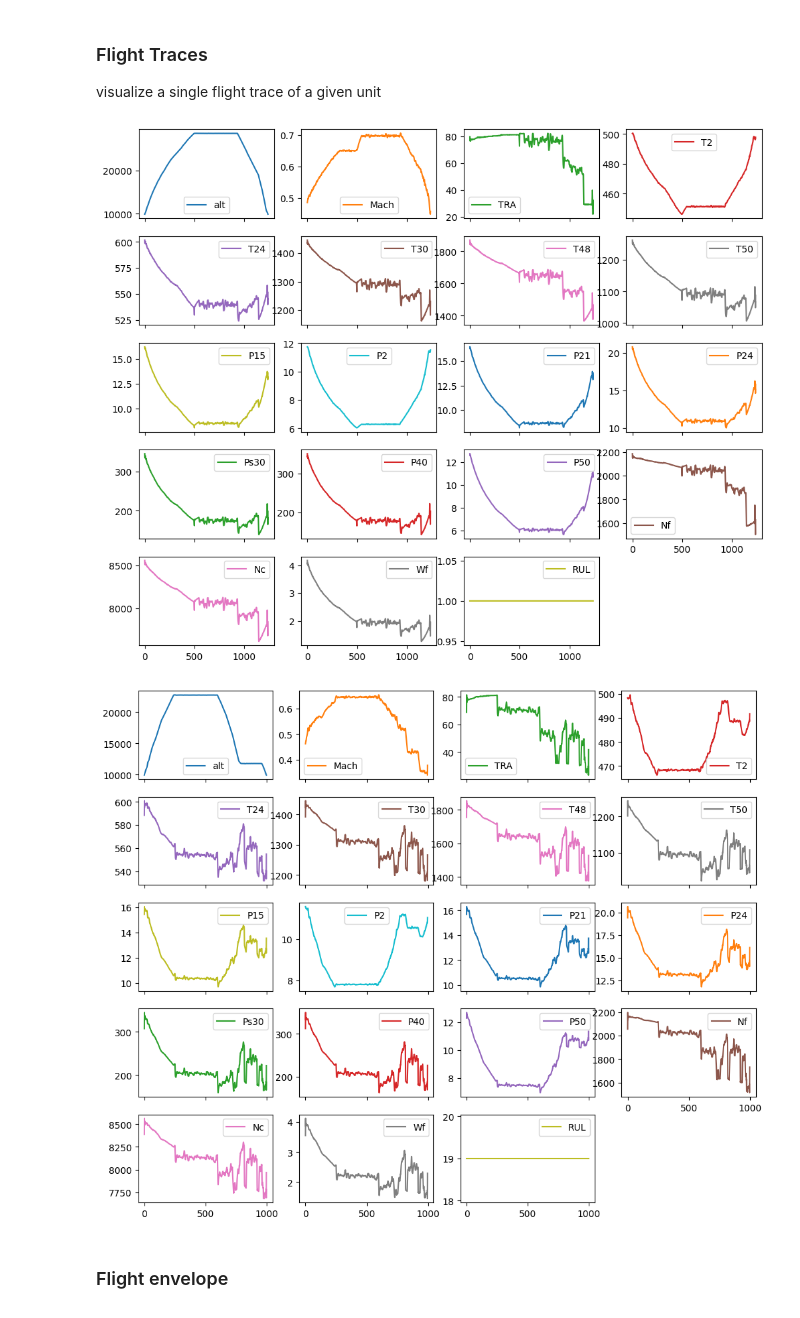
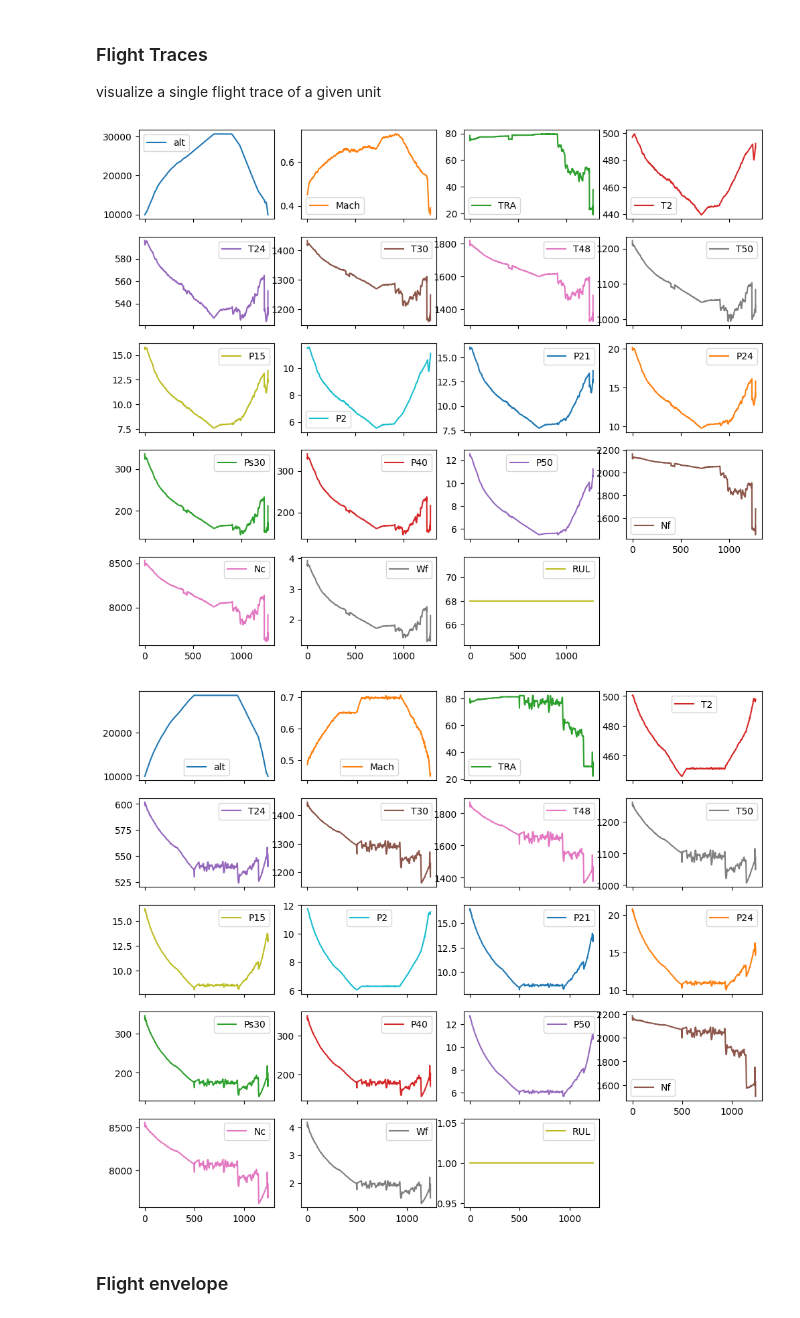
Before and after one commit to mmagnin-hub/CIVIL426_3, a Jupyter notebook: 03-assignment_1dcnn_prognostics.ipynb, the cells around one changed output. Cells and saved outputs as stored; diff of their text form; code cells hidden in the pictures.

```diff
--- a/03-assignment_1dcnn_prognostics.ipynb
+++ b/03-assignment_1dcnn_prognostics.ipynb
@@ -176,21 +187,23 @@ sns.heatmap(df[W_VAR+XS_VAR+LABELS].corr(), cmap="vlag")
 # %% [markdown]
 ### Flight Traces
 visualize a single flight trace of a given unit
-# %%
-unit = 18# 14
-cycle = 70
-df_u_sel = df.loc[(df.unit == unit) & (df.cycle == cycle)][W_VAR+XS_VAR+LABELS]# df.loc[(df.unit == unit) & (df.cycle == cycle)][W_VAR+XS_VAR]
-df_u_sel.reset_index(inplace=True, drop=True)
-axes = df_u_sel.plot(figsize=(12, 10), subplots=True, layout=(5, 4))
-
-unit = 5# 14
-cycle = 70
-df_u_sel = df.loc[(df.unit == unit) & (df.cycle == cycle)][W_VAR+XS_VAR+LABELS]# df.loc[(df.unit == unit) & (df.cycle == cycle)][W_VAR+XS_VAR]
-df_u_sel.reset_index(inplace=True, drop=True)
-axes = df_u_sel.plot(figsize=(12, 10), subplots=True, layout=(5, 4))
-# %% [output]
-[figure, removed]
-[figure, removed]
+# %%
+# We are trying to compare a flight during the first cycles measured and a flight during the last cycles with a similar altitude and speed curve for the same unit.
+# Seein isn't easy to find
+unit = 18
+cycle = 3
+df_u_sel = df.loc[(df.unit == unit) & (df.cycle == cycle)][W_VAR+XS_VAR+LABELS]# df.loc[(df.unit == unit) & (df.cycle == cycle)][W_VAR+XS_VAR]
+df_u_sel.reset_index(inplace=True, drop=True)
+axes = df_u_sel.plot(figsize=(12, 10), subplots=True, layout=(5, 4))
+
+unit = 18
+cycle = 70
+df_u_sel = df.loc[(df.unit == unit) & (df.cycle == cycle)][W_VAR+XS_VAR+LABELS]# df.loc[(df.unit == unit) & (df.cycle == cycle)][W_VAR+XS_VAR]
+df_u_sel.reset_index(inplace=True, drop=True)
+axes = df_u_sel.plot(figsize=(12, 10), subplots=True, layout=(5, 4))
+# %% [output]
+[figure, added]
+[figure, added]
 # %% [markdown]
 ### Flight envelope
 # %%
```
Also changed, not shown: parts of 4 cells of this notebook.
